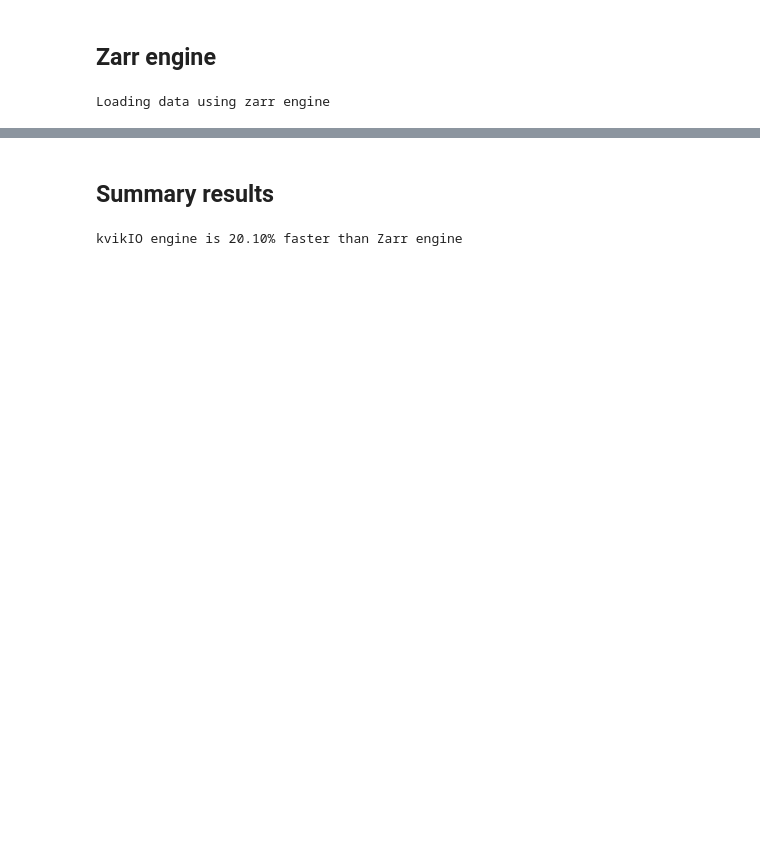
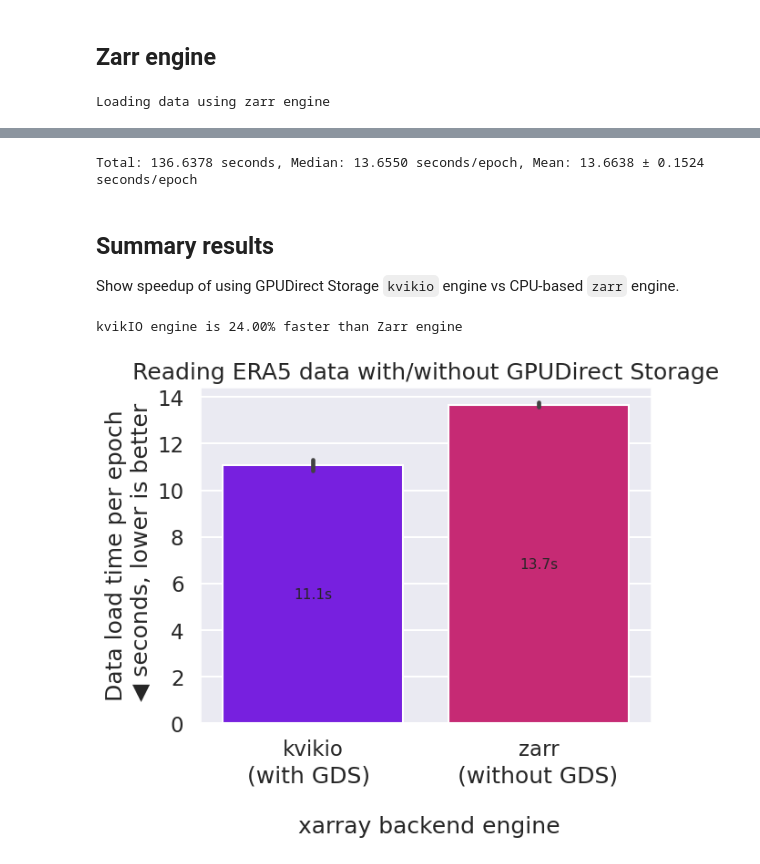
Before and after one commit to weiji14/foss4g2023oceania, a Jupyter notebook: 2_compare_results.ipynb, the cells around one changed output, grey strips where cells are left out. Saved outputs shown, nothing was run; the diff lists cells and outputs as text; code cells hidden in the pictures; blank space fills up the shorter version.

```diff
--- a/2_compare_results.ipynb
+++ b/2_compare_results.ipynb
@@ -16,8 +18,10 @@ from tqdm.auto import tqdm, trange
 
 module = importlib.import_module(name="1_benchmark_kvikIOzarr")
 # %%
-# Global variables
-time_dict: dict = {"kvikio": 0, "zarr": 0}
+# Empty dataframe to store results
+df = pd.DataFrame()
+# Optimize torch performance
+torch.set_float32_matmul_precision(precision="medium")
 # %%
 # Training loop data loading function
 def training_loop(train_dataloader) -> list[float]:
@@ -66,0 +53,4 @@ time_dict["kvikio"] = median_time
+# %%
+# Training loop
+epoch_timings: list[float] = training_loop(train_dataloader=train_dataloader)
+df["kvikio"] = epoch_timings
@@ -94,4 +79,23 @@ time_dict["zarr"] = median_time
+# %%
+# Training loop
+epoch_timings: list[float] = training_loop(train_dataloader=train_dataloader)
+df["zarr"] = epoch_timings
+# %%
+# Report timings
+total_time: float = df.zarr.sum()
+median_time: float = df.zarr.median()
+mean_time: float = df.zarr.mean()
+std_time: float = df.zarr.std()
+print(
+    f"Total: {total_time:0.4f} seconds, "
+    f"Median: {median_time:0.4f} seconds/epoch, "
+    f"Mean: {mean_time:0.4f} ± {std_time:0.4f} seconds/epoch"
+)
+# %% [output]
+Total: 136.6378 seconds, Median: 13.6550 seconds/epoch, Mean: 13.6638 ± 0.1524 seconds/epoch
 # %% [markdown]
 ## Summary results
+
+Show speedup of using GPUDirect Storage `kvikio` engine vs CPU-based `zarr` engine.
 # %%
 # kivkIO engine should take less time than Zarr engine
@@ -99,5 +103,19 @@ assert time_dict["kvikio"] < time_dict["zarr"]
 # %%
-speedup: float = (time_dict["zarr"] - time_dict["kvikio"]) / time_dict["kvikio"]
+speedup: float = (df.zarr.median() - df.kvikio.median()) / df.kvikio.median()
 print(f"kvikIO engine is {speedup * 100:0.2f}% faster than Zarr engine")
 # %% [output]
-kvikIO engine is 20.10% faster than Zarr engine
+kvikIO engine is 24.00% faster than Zarr engine
+# %%
+sns.set_theme(context="talk", palette=["#7400ff", "#e01073"])
+ax = sns.barplot(data=df)
+for container in ax.containers:
+    ax.bar_label(container=container, fontsize=11, fmt="%.1fs", label_type="center")
+ax.set_ylabel(ylabel="Data load time per epoch\n ◀ seconds, lower is better")
+ax.set_xlabel(
+    xlabel="   (with GDS)            (without GDS) \n\n xarray backend engine"
+)
+ax.set_title(label="Reading ERA5 data with/without GPUDirect Storage")
+fig = ax.get_figure()
+fig.savefig(fname="figures/compare_kvikio_zarr.svg", bbox_inches="tight")
+# %% [output]
+[figure, added]
```
Also changed, not shown: parts of 7 cells of this notebook, 1 other file.
